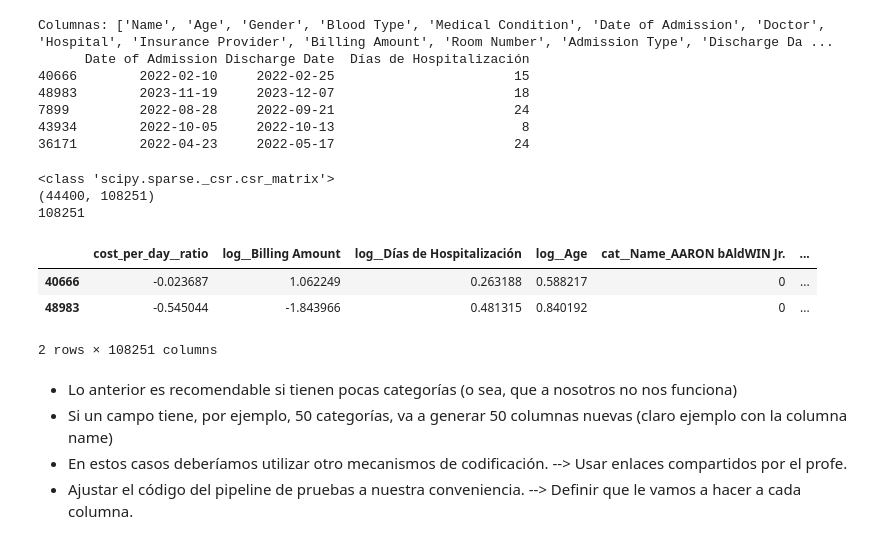
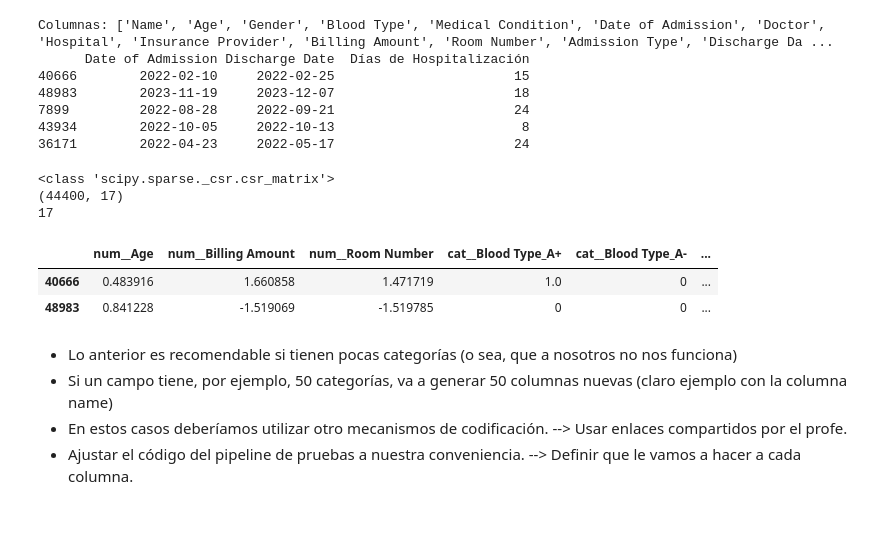
Before and after one commit to Mr-Maccoy/BigData, a Jupyter notebook: G1_SC707_Avance1_LN.ipynb, the cells around one changed output. Cells and saved outputs as stored; diff of their text form; code cells hidden in the pictures.

```diff
--- a/G1_SC707_Avance1_LN.ipynb
+++ b/G1_SC707_Avance1_LN.ipynb
@@ -2149,7 +2257,7 @@ preprocessing = ColumnTransformer([("num", num_pipeline, num_attribs),
 #                                        (cat_pipeline, make_column_selector(dtype_include=object)),
 #                                       )
 # %%
-X = preprocessing.fit_transform(dfDistTrain) ## Agarra todos los datos y los estudia y hace las transformaciones.
+X = preprocessing.fit_transform(dfDistTrain_imputado) ## Agarra todos los datos y los estudia y hace las transformaciones.
 # %%
 X.shape ## agrega columnas, posiblemente del OneHotEncoder
 # %% [output]
@@ -2265,24 +2368,23 @@ preprocessing = ColumnTransformer([("cost_per_day", ratio_pipeline(), ["Billing
                                   remainder="drop")  # one column remaining: housing_median_age
 # %%
 # Aplica
-X_preproc = preprocessing.fit_transform(dfDistTrain)
+X_preproc = preprocessing.fit_transform(dfDistTrain_imputado)
 print(type(X_preproc ))
 print(X_preproc .shape)
 print(len(preprocessing.get_feature_names_out()))
 # %% [output]
 <class 'scipy.sparse._csr.csr_matrix'>
-(44400, 108251)
-108251
+(44400, 17)
+17
 # %%
 dfDistTrainProc = pd.DataFrame.sparse.from_spmatrix(X_preproc,
                                columns=preprocessing.get_feature_names_out(),
-                               index=dfDistTrain.index)
+                               index=dfDistTrain_imputado.index)
 dfDistTrainProc.head(2)
 # %% [output]
-|  | cost_per_day__ratio | log__Billing Amount | log__Días de Hospitalización | log__Age | cat__Name_AARON bAldWIN Jr. | ... |
-| 40666 | -0.023687 | 1.062249 | 0.263188 | 0.588217 | 0 | ... |
-| 48983 | -0.545044 | -1.843966 | 0.481315 | 0.840192 | 0 | ... |
+|  | num__Age | num__Billing Amount | num__Room Number | cat__Blood Type_A+ | cat__Blood Type_A- | ... |
+| 40666 | 0.483916 | 1.660858 | 1.471719 | 1.0 | 0 | ... |
+| 48983 | 0.841228 | -1.519069 | -1.519785 | 0 | 0 | ... |
-2 rows × 108251 columns
 # %% [markdown]
 - Lo anterior es recomendable si tienen pocas categorías (o sea, que a nosotros no nos funciona)
 - Si un campo tiene, por ejemplo, 50 categorías, va a generar 50 columnas nuevas (claro ejemplo con la columna name)
```
Also changed, not shown: parts of 63 cells of this notebook.
